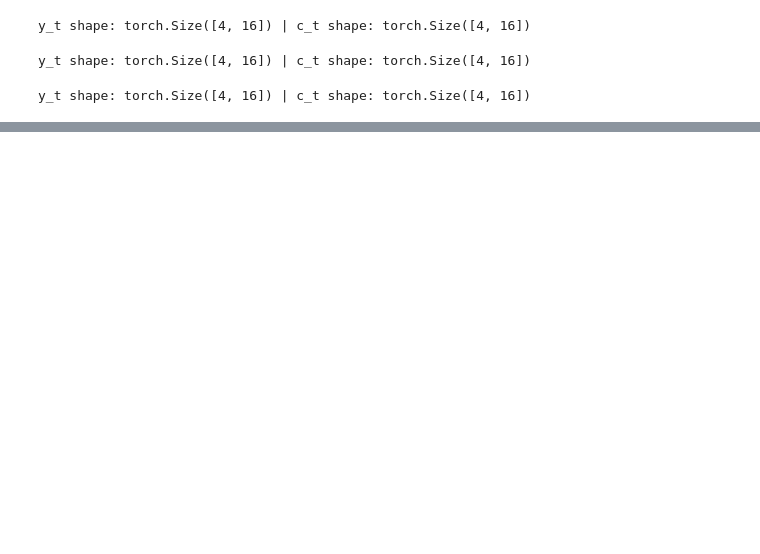
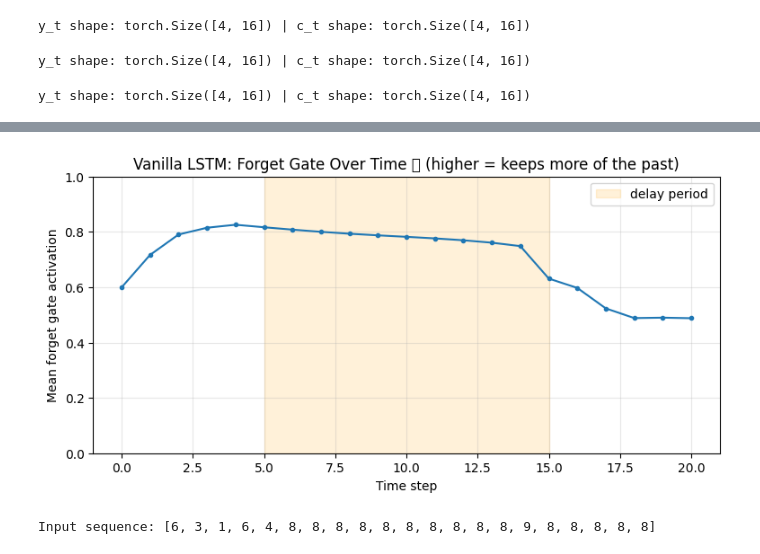
Before and after one commit to jibran-lakhdhir/Summer-2026-Research-implementations, a Jupyter notebook: LSTM.ipynb, the cells around one changed output, grey strips where cells are left out. Cells and saved outputs as stored; diff of their text form; code cells hidden in the pictures; blank space fills up the shorter version.

```diff
--- a/LSTM.ipynb
+++ b/LSTM.ipynb
@@ -372,3 +376,18 @@ def train_model(cell_class, seq_len, delay, hidden_size=32,
             print(f"  step {step:4d} | loss {loss.item():.4f}")
 
     return loss_history, model
+# %%
+# Cell 7: Train Vanilla LSTM
+# Purpose: run the shared training loop with VanillaLSTMCell plugged in.
+# This is our baseline run -- CIFG and NP will be compared against this.
+
+SEQ_LEN = 5
+DELAY = 10
+
+print("Training Vanilla LSTM...")
+vanilla_losses, vanilla_model = train_model(
+    cell_class=VanillaLSTMCell,
+    seq_len=SEQ_LEN,
+    delay=DELAY,
+)
+print("Done.")
@@ -374,0 +477,60 @@ def train_model(cell_class, seq_len, delay, hidden_size=32,
+# %%
+# Cell 11 (Optional): Forget Gate Inspection
+# Purpose: directly visualize the CEC in action -- pull out the forget gate's
+# activation values over time for one example sequence, and check whether it
+# stays close to 1 during the delay period (positions seq_len..seq_len+delay),
+# which is the behavior theory predicts the network needs to learn in order
+# to preserve the content tokens across the gap.
+
+def inspect_forget_gate(model, seq_len, delay):
+    model.eval()
+    inputs, targets = generate_copy_batch(batch_size=1, seq_len=seq_len, delay=delay)
+
+    batch_size, total_len = inputs.shape
+    hidden_size = model.hidden_size
+    y_t = torch.zeros(batch_size, hidden_size, device=device)
+    c_t = torch.zeros(batch_size, hidden_size, device=device)
+    embedded = model.embedding(inputs)
+
+    forget_gate_means = []
+    with torch.no_grad():
+        for t in range(total_len):
+            x_t = embedded[:, t, :]
+            combined = torch.cat([x_t, y_t], dim=1)
+
+            # Recompute the forget gate the same way the cell does internally.
+            # (Vanilla/NP have their own forget_gate layer; CIFG derives f_t
+            # from i_t instead -- handle both cases.)
+            if hasattr(model.cell, "forget_gate"):
+                if hasattr(model.cell, "p_f"):
+                    f_t = torch.sigmoid(model.cell.forget_gate(combined) + model.cell.p_f * c_t)
+                else:
+                    f_t = torch.sigmoid(model.cell.forget_gate(combined))
+            else:
+                i_t = torch.sigmoid(model.cell.input_gate(combined) + model.cell.p_i * c_t)
+                f_t = 1.0 - i_t
+
+            forget_gate_means.append(f_t.mean().item())
+            y_t, c_t = model.cell(x_t, y_t, c_t)
+
+    model.train()
+    return forget_gate_means, inputs[0].tolist()
+
+fg_vanilla, seq_vanilla = inspect_forget_gate(vanilla_model, SEQ_LEN, DELAY)
+
+plt.figure(figsize=(9, 4))
+plt.plot(fg_vanilla, marker="o", markersize=3)
+plt.axvspan(SEQ_LEN, SEQ_LEN + DELAY, alpha=0.15, color="orange", label="delay period")
+plt.xlabel("Time step")
+plt.ylabel("Mean forget gate activation")
+plt.title("Vanilla LSTM: Forget Gate Over Time 🚪 (higher = keeps more of the past)")
+plt.ylim(0, 1)
+plt.legend()
+plt.grid(alpha=0.3)
+plt.savefig("forget_gate.png", dpi=200, bbox_inches="tight")
+plt.show()
+
+print("Input sequence:", seq_vanilla)
+# %% [output]
+[figure, added]
+Input sequence: [6, 3, 1, 6, 4, 8, 8, 8, 8, 8, 8, 8, 8, 8, 8, 9, 8, 8, 8, 8, 8]
```
Also changed, not shown: parts of 6 cells of this notebook, 6 other files.
